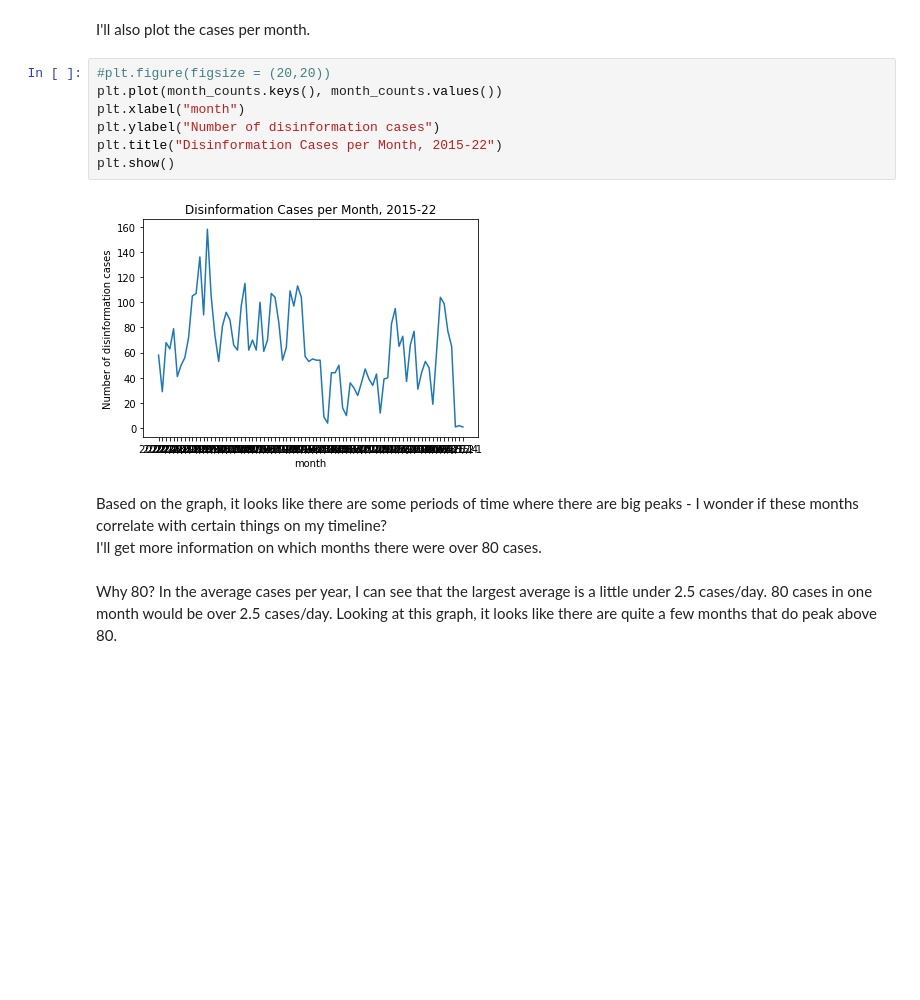
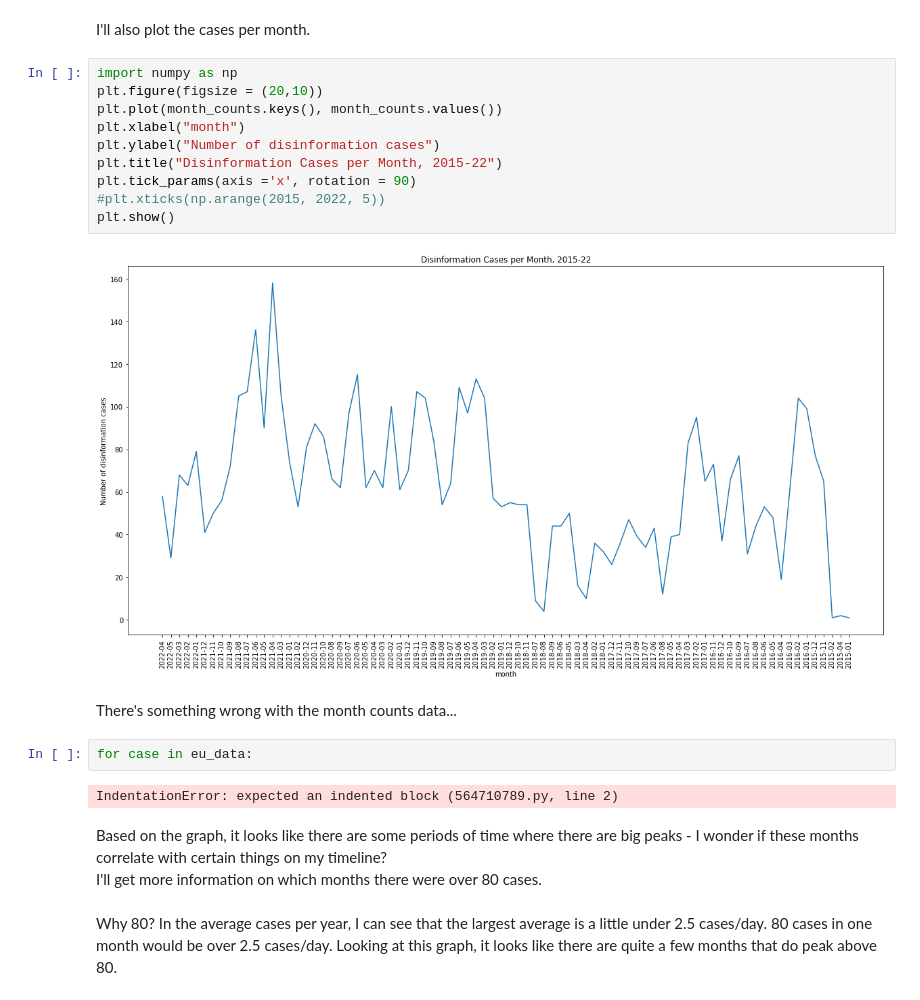
Before and after one commit to ashlynbaske/hcde-410-final, a Jupyter notebook: ukr-eu-analysis.ipynb, the cells around one changed output. Cells and saved outputs as stored; diff of their text form; blank space fills up the shorter version.

```diff
--- a/ukr-eu-analysis.ipynb
+++ b/ukr-eu-analysis.ipynb
@@ -192,14 +192,23 @@ plt.show()
 # %% [markdown]
 I'll also plot the cases per month.
 # %%
-#plt.figure(figsize = (20,20))
+import numpy as np
+plt.figure(figsize = (20,10))
 plt.plot(month_counts.keys(), month_counts.values())
 plt.xlabel("month")
 plt.ylabel("Number of disinformation cases")
 plt.title("Disinformation Cases per Month, 2015-22")
+plt.tick_params(axis ='x', rotation = 90)
+#plt.xticks(np.arange(2015, 2022, 5))
 plt.show()
 # %% [output]
-[figure, old version]
+[figure, new version]
+# %% [markdown]
+There's something wrong with the month counts data...
+# %%
+for case in eu_data:
+# %% [output]
+IndentationError: expected an indented block (564710789.py, line 2)
 # %% [markdown]
 Based on the graph, it looks like there are some periods of time where there are big peaks - I wonder if these months correlate with certain things on my timeline?
 <br>
```
Also changed, not shown: parts of 8 cells of this notebook.
